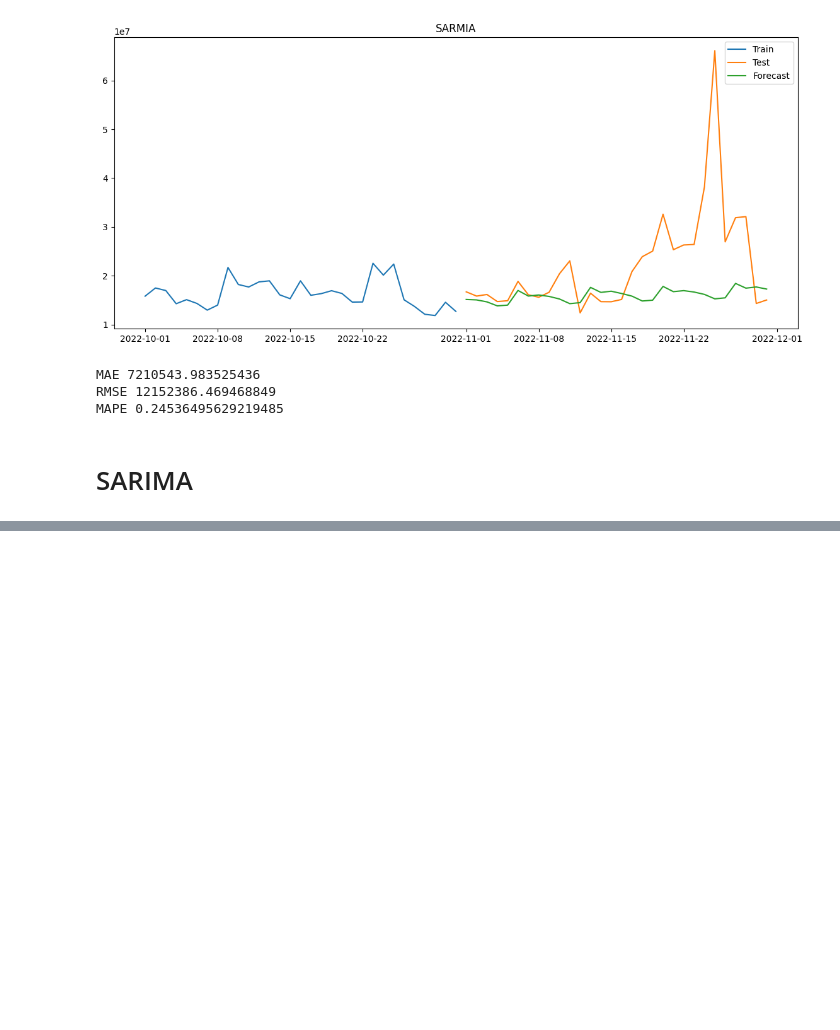
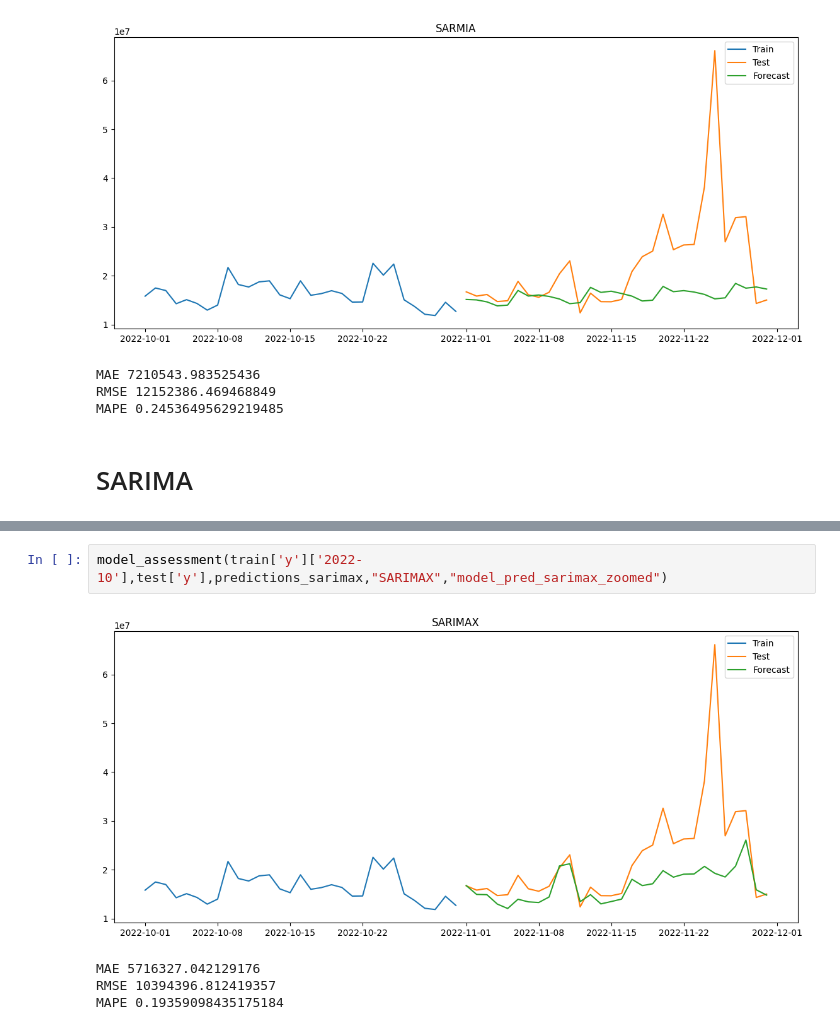
Before and after one commit to anandreddy05/Daily_Revenue_Forecasting, a Jupyter notebook: notebooks/models.ipynb, the cells around one changed output, grey strips where cells are left out. Drawn from its saved outputs; the diff is of its cells as text; blank space fills up the shorter version.

```diff
--- a/notebooks/models.ipynb
+++ b/notebooks/models.ipynb
@@ -181,0 +280,7 @@ MAPE 0.24536495629219485
+# %%
+model_assessment(train['y']['2022-10'],test['y'],predictions_sarimax,"SARIMAX","model_pred_sarimax_zoomed")
+# %% [output]
+[figure, added]
+MAE 5716327.042129176
+RMSE 10394396.812419357
+MAPE 0.19359098435175184
```
Also changed, not shown: parts of 12 cells of this notebook.
